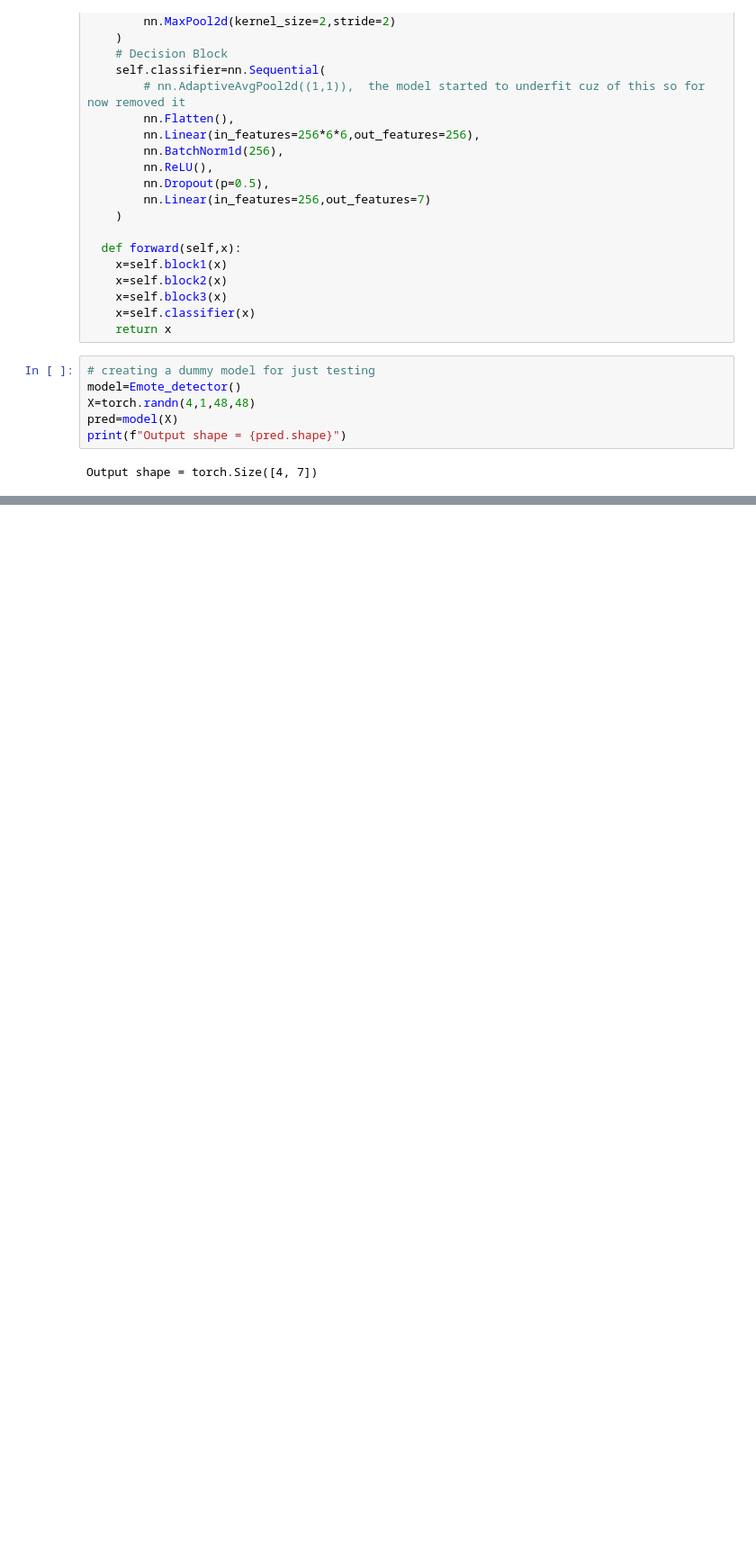
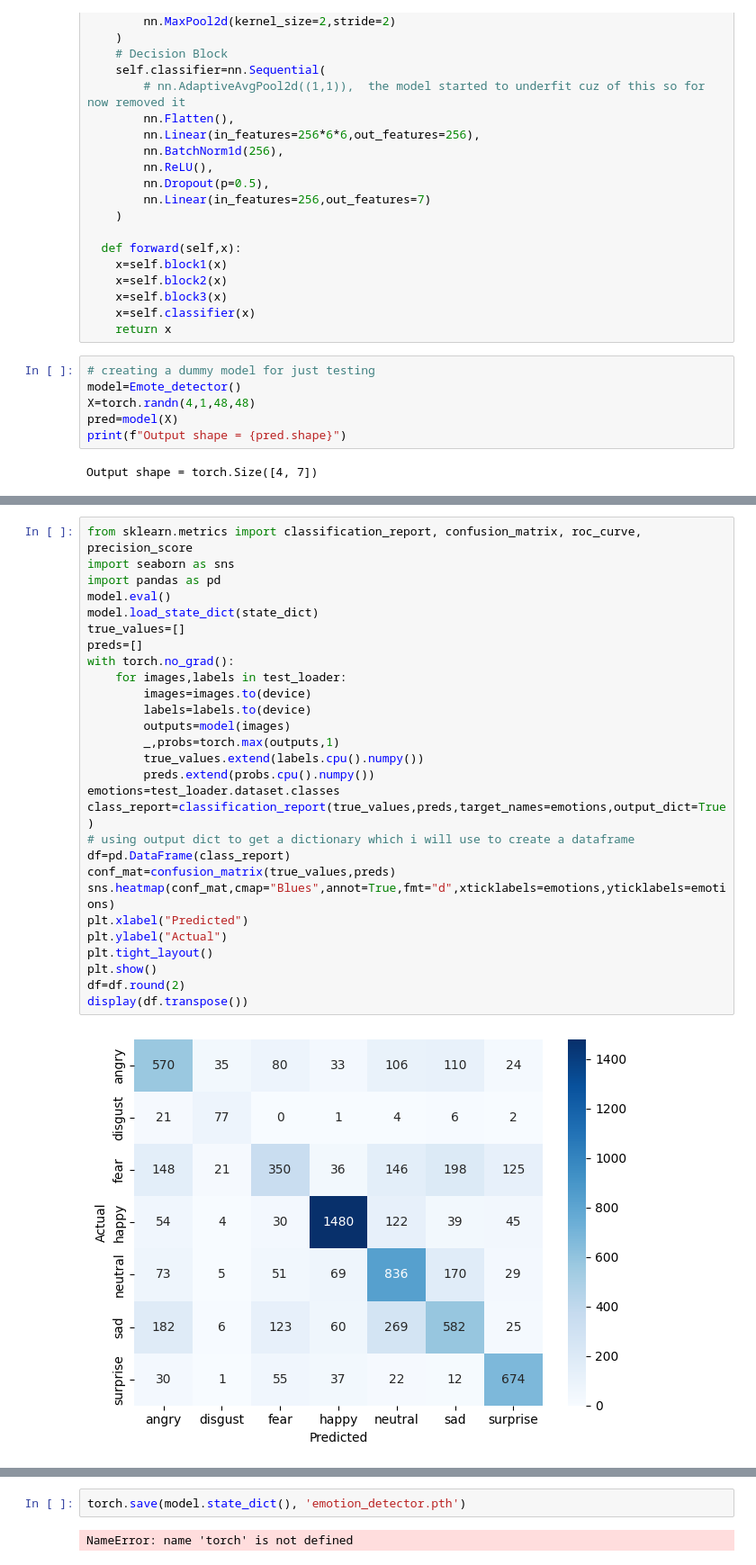
Before and after one commit to eyyub679/emote_detector, a Jupyter notebook: notebookeaf70af481.ipynb, the cells around one changed output, grey strips where cells are left out. Shown at 90% size. Drawn from its saved outputs; the diff is of its cells as text; blank space fills up the shorter version.

```diff
--- a/notebookeaf70af481.ipynb
+++ b/notebookeaf70af481.ipynb
@@ -326,0 +326,30 @@ plt.show()
+# %%
+from sklearn.metrics import classification_report, confusion_matrix, roc_curve, precision_score
+import seaborn as sns
+import pandas as pd
+model.eval()
+model.load_state_dict(state_dict)
+true_values=[]
+preds=[]
+with torch.no_grad():
+    for images,labels in test_loader:
+        images=images.to(device)
+        labels=labels.to(device)
+        outputs=model(images)
+        _,probs=torch.max(outputs,1)
+        true_values.extend(labels.cpu().numpy())
+        preds.extend(probs.cpu().numpy())
+emotions=test_loader.dataset.classes
+class_report=classification_report(true_values,preds,target_names=emotions,output_dict=True)
+# using output dict to get a dictionary which i will use to create a dataframe
+df=pd.DataFrame(class_report)
+conf_mat=confusion_matrix(true_values,preds)
+sns.heatmap(conf_mat,cmap="Blues",annot=True,fmt="d",xticklabels=emotions,yticklabels=emotions)
+plt.xlabel("Predicted")
+plt.ylabel("Actual")
+plt.tight_layout()
+plt.show()
+df=df.round(2)
+display(df.transpose())
+# %% [output]
+[figure, added]
@@ -326,0 +367,4 @@ plt.show()
+# %%
+torch.save(model.state_dict(), 'emotion_detector.pth')
+# %% [output]
+NameError: name 'torch' is not defined
```
Also changed, not shown: parts of 7 cells of this notebook.
